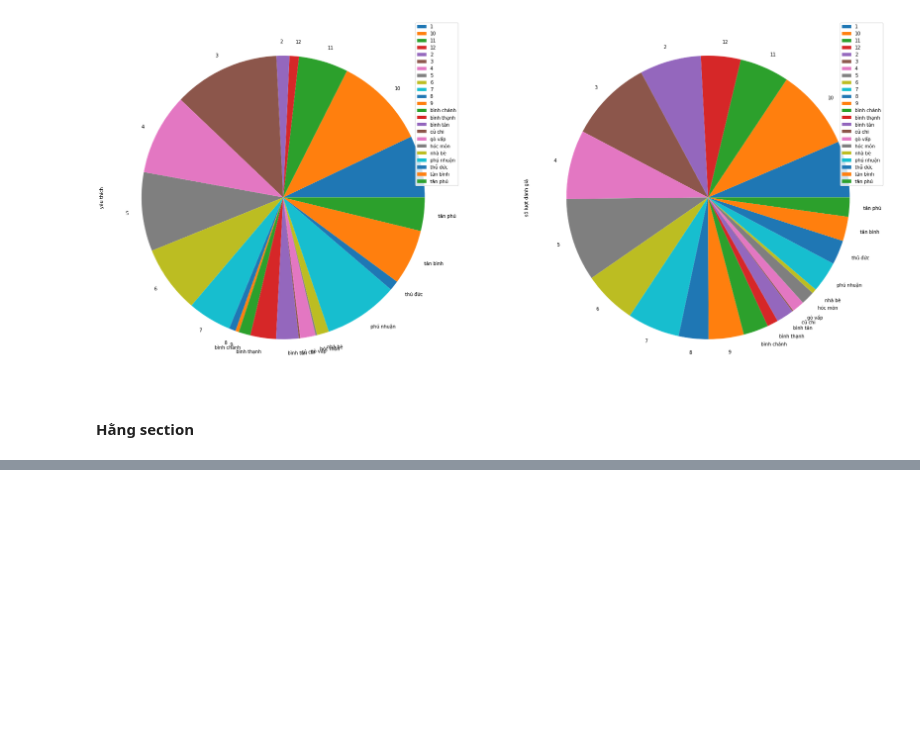
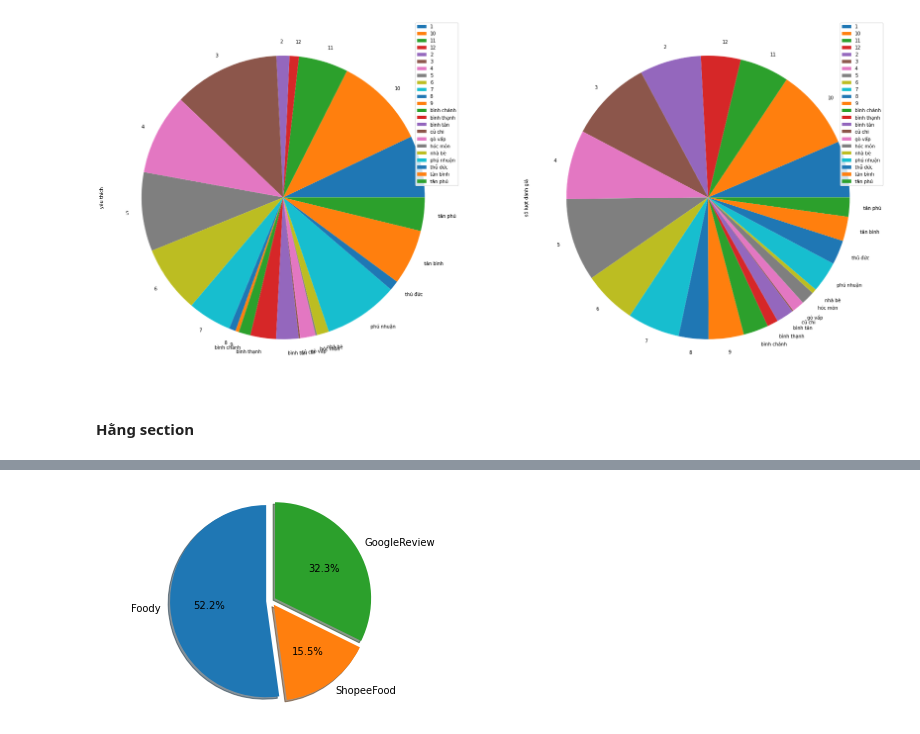
Before and after one commit to thafnhlong/HCMUS-UNIV-WebScience-VisualizeData, a Jupyter notebook: Source.ipynb, the cells around one changed output, grey strips where cells are left out. Saved outputs shown, nothing was run; the diff lists cells and outputs as text; code cells hidden in the pictures; blank space fills up the shorter version.

```diff
--- a/Source.ipynb
+++ b/Source.ipynb
@@ -1146,0 +1213,32 @@ plt.show()
+# %%
+# code here
+# Hang: Thống kê đánh giá số lượng của các website
+# Danh sách
+list_rate_1_stars = []
+count = 0
+rate = DATA['rate'].tolist()
+ListWebsite = DATA["website"].drop_duplicates().tolist()
+website = DATA['website'].tolist()
+for web in website:
+    count = 0
+    for i in range(0,len(rate)):
+        if(website[i]== web):
+            count = count + 1
+    list_rate_1_stars.append(count)
+
+list_rate_1_stars = list(dict.fromkeys(list_rate_1_stars))
+# colors
+colors = ['#FF0000', '#0000FF', '#FFFF00']
+# explosion
+explode = (0.05, 0.05, 0.05)
+
+# explode = (0, 0.1, 0)  # only "explode" the 2nd slice (i.e. 'Hogs')
+
+fig1, ax1 = plt.subplots()
+ax1.pie(list_rate_1_stars, explode=explode, labels=ListWebsite, autopct='%1.1f%%',
+        shadow=True, startangle=90)
+ax1.axis('equal')  # Equal aspect ratio ensures that pie is drawn as a circle.
+
+plt.show()
+# %% [output]
+[figure, added]
```
Also changed, not shown: parts of 4 cells of this notebook.
